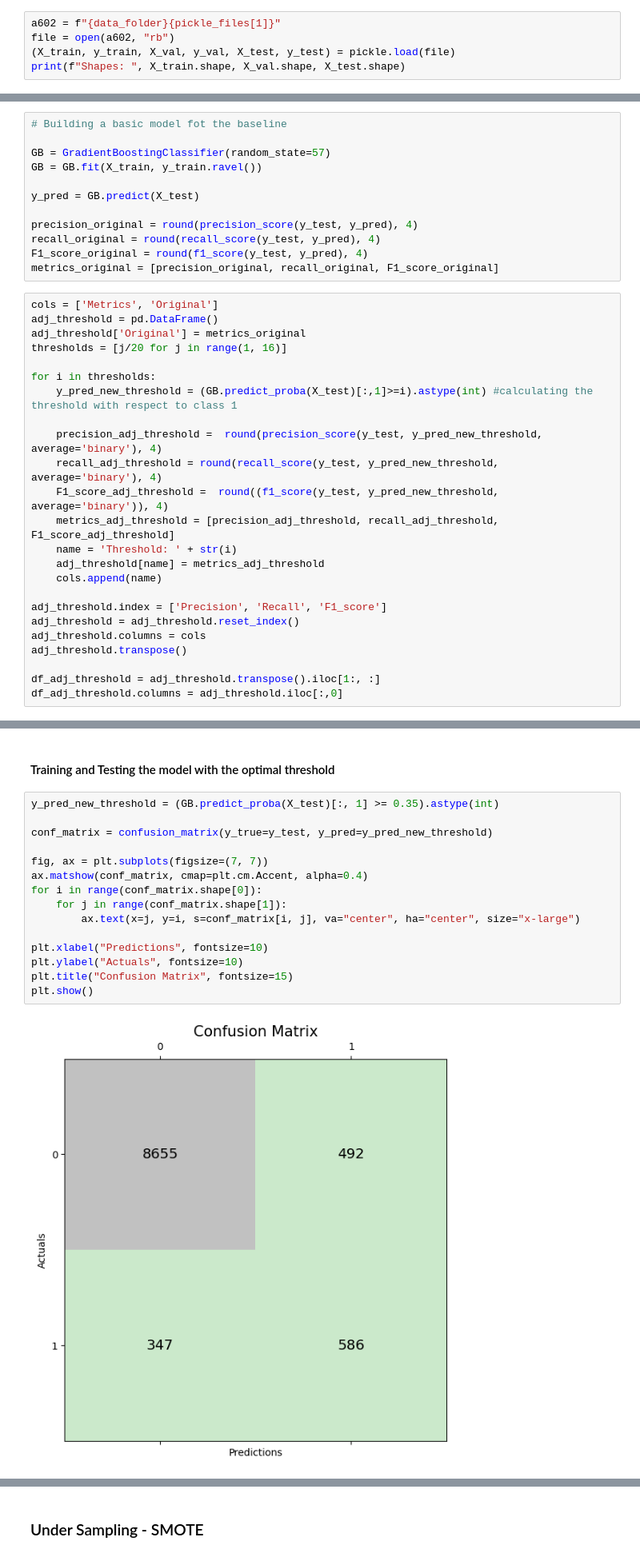
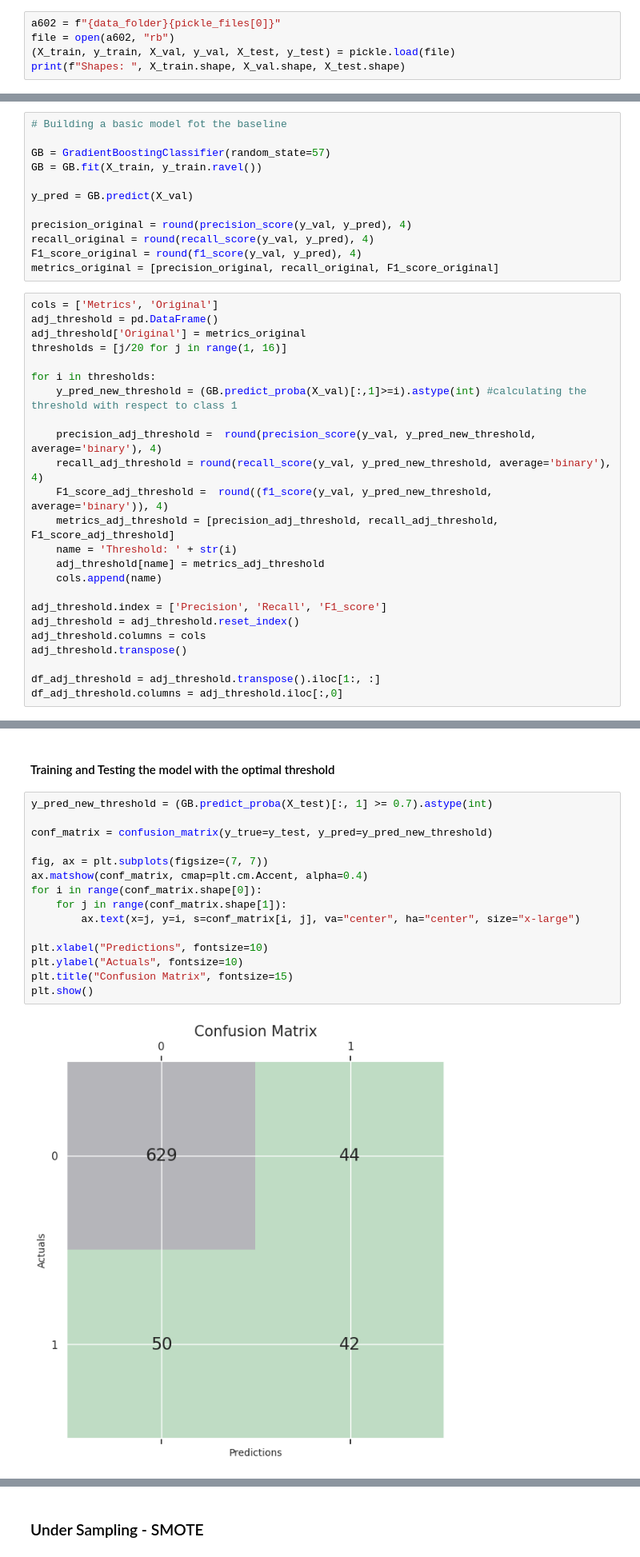
Before and after one commit to balthapaixao/cic1205-machine-learning, a Jupyter notebook: assignments/assignment-01-ex-03.ipynb, the cells around one changed output, grey strips where cells are left out. Shown at 80% size. Drawn from its saved outputs; the diff is of its cells as text.

```diff
--- a/assignments/assignment-01-ex-03.ipynb
+++ b/assignments/assignment-01-ex-03.ipynb
@@ -51,7 +51,7 @@ def count_values_list(lst: list) -> dict:
 # %% [markdown]
 # A602
 # %%
-a602 = f"{data_folder}{pickle_files[1]}"
+a602 = f"{data_folder}{pickle_files[0]}"
 file = open(a602, "rb")
 (X_train, y_train, X_val, y_val, X_test, y_test) = pickle.load(file)
 print(f"Shapes: ", X_train.shape, X_val.shape, X_test.shape)
@@ -272,11 +269,11 @@ array([0, 0, 0, ..., 0, 0, 0])
 GB = GradientBoostingClassifier(random_state=57)
 GB = GB.fit(X_train, y_train.ravel())
 
-y_pred = GB.predict(X_test)
+y_pred = GB.predict(X_val)
 
-precision_original = round(precision_score(y_test, y_pred), 4)
-recall_original = round(recall_score(y_test, y_pred), 4)
-F1_score_original = round(f1_score(y_test, y_pred), 4)
+precision_original = round(precision_score(y_val, y_pred), 4)
+recall_original = round(recall_score(y_val, y_pred), 4)
+F1_score_original = round(f1_score(y_val, y_pred), 4)
 metrics_original = [precision_original, recall_original, F1_score_original]
 # %%
 cols = ['Metrics', 'Original']
@@ -285,11 +282,11 @@ adj_threshold['Original'] = metrics_original
 thresholds = [j/20 for j in range(1, 16)]
 
 for i in thresholds:
-    y_pred_new_threshold = (GB.predict_proba(X_test)[:,1]>=i).astype(int) #calculating the threshold with respect to class 1
+    y_pred_new_threshold = (GB.predict_proba(X_val)[:,1]>=i).astype(int) #calculating the threshold with respect to class 1
 
-    precision_adj_threshold =  round(precision_score(y_test, y_pred_new_threshold, average='binary'), 4)
-    recall_adj_threshold = round(recall_score(y_test, y_pred_new_threshold, average='binary'), 4)
-    F1_score_adj_threshold =  round((f1_score(y_test, y_pred_new_threshold, average='binary')), 4)
+    precision_adj_threshold =  round(precision_score(y_val, y_pred_new_threshold, average='binary'), 4)
+    recall_adj_threshold = round(recall_score(y_val, y_pred_new_threshold, average='binary'), 4)
+    F1_score_adj_threshold =  round((f1_score(y_val, y_pred_new_threshold, average='binary')), 4)
     metrics_adj_threshold = [precision_adj_threshold, recall_adj_threshold, F1_score_adj_threshold]
     name = 'Threshold: ' + str(i)
     adj_threshold[name] = metrics_adj_threshold
@@ -336,22 +333,22 @@ plt.show()
 # %% [markdown]
 #### Training and Testing the model with the optimal threshold
 # %%
-y_pred_new_threshold = (GB.predict_proba(X_test)[:, 1] >= 0.35).astype(int)
+y_pred_new_threshold = (GB.predict_proba(X_test)[:, 1] >= 0.7).astype(int)
 
 conf_matrix = confusion_matrix(y_true=y_test, y_pred=y_pred_new_threshold)
 
 fig, ax = plt.subplots(figsize=(7, 7))
 ax.matshow(conf_matrix, cmap=plt.cm.Accent, alpha=0.4)
 for i in range(conf_matrix.shape[0]):
     for j in range(conf_matrix.shape[1]):
         ax.text(x=j, y=i, s=conf_matrix[i, j], va="center", ha="center", size="x-large")
 
 plt.xlabel("Predictions", fontsize=10)
 plt.ylabel("Actuals", fontsize=10)
 plt.title("Confusion Matrix", fontsize=15)
 plt.show()
 # %% [output]
-[figure, old version]
+[figure, new version]
 # %%
 precision_changedthreshold =  round(precision_score(y_test, y_pred_new_threshold), 4)
 recall_changedthreshold = round(recall_score(y_test, y_pred_new_threshold), 4)
```
Also changed, not shown: parts of 147 cells of this notebook.
